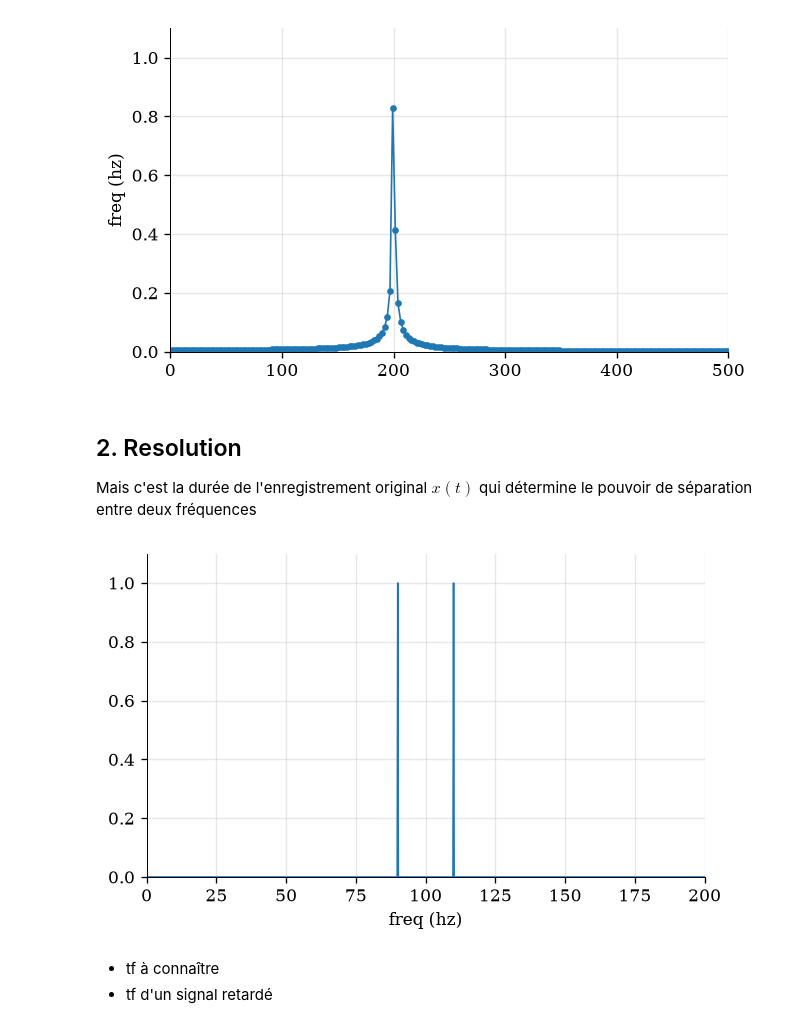
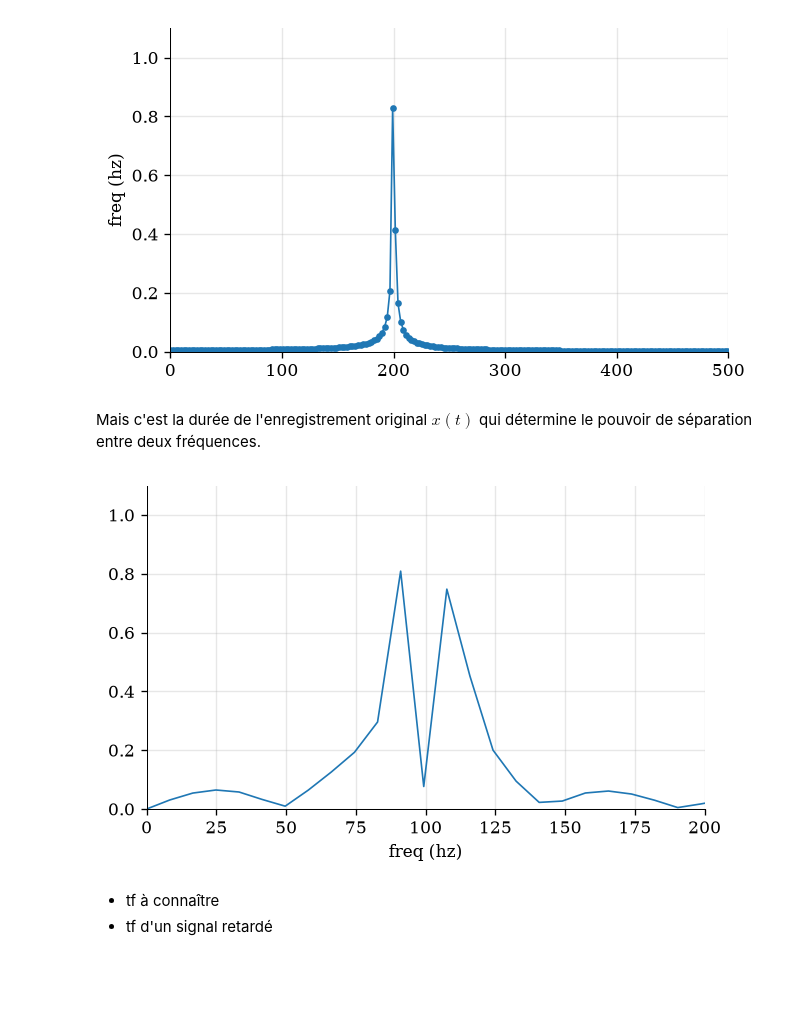
Before and after one commit to PyrApple/jupyterlite_signal_processing_ens, a Jupyter notebook: content/scripts/3_fft.ipynb, the cells around one changed output. Cells and saved outputs as stored; diff of their text form; code cells hidden in the pictures; blank space fills up the shorter version.

```diff
--- a/content/scripts/3_fft.ipynb
+++ b/content/scripts/3_fft.ipynb
@@ -23,32 +25,30 @@ plt.ylim([0, 1.1]); plt.xlim([0, 500]); plt.ylabel('freq (hz)'); plt.show();
 # %% [output]
 [figure]
 # %% [markdown]
-## 2. Resolution
-
-Mais c'est la durée de l'enregistrement original $x(t)$ qui détermine le pouvoir de séparation entre deux fréquences
+Mais c'est la durée de l'enregistrement original $x(t)$ qui détermine le pouvoir de séparation entre deux fréquences.
 # %%
 # init locals
-duration_in_sec = 5
-n_padding = 0
+duration_in_sec = 0.1
+n_padding = 1000
 
 # create signal
 x1, t = get_sine(90, sampling_rate = fs, duration_in_sec=duration_in_sec)
 x2, t = get_sine(110, sampling_rate = fs, duration_in_sec=duration_in_sec, phase = math.pi/2)
 x = x1 + x2
 
 # zero pad end
 x = np.pad(x, (0, n_padding))
 
 # fft
 n = len(x)
 X = np.fft.rfft(x, n)
 freqs = np.fft.rfftfreq(n, 1/fs)
 
 # plot fft
 plt.plot(freqs, np.abs(X) / len(X));
 plt.xlim([0, 200]); plt.ylim([0, 1.1]); plt.xlabel('freq (hz)'); plt.show()
 # %% [output]
-[figure, old version]
+[figure, new version]
 # %% [markdown]
 - tf à connaître
 - tf d'un signal retardé
```
Also changed, not shown: parts of 2 cells of this notebook, 6 other files.
